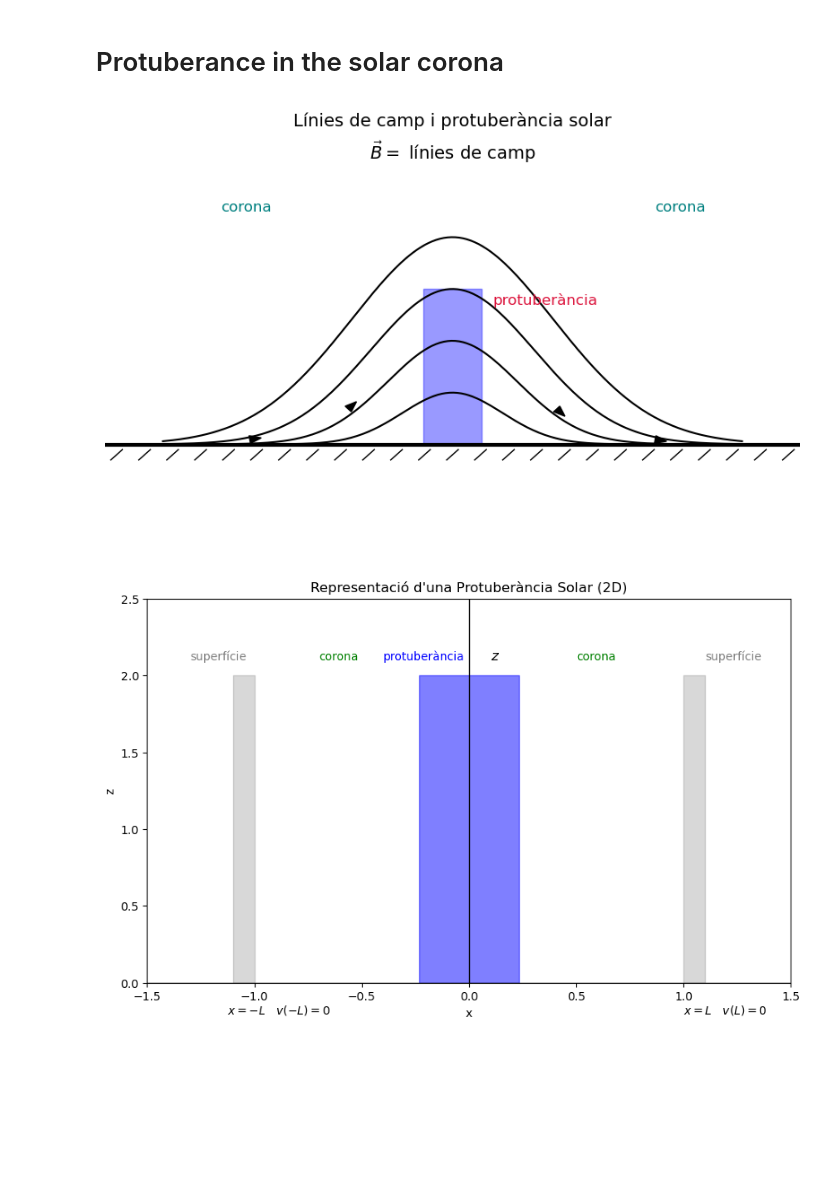
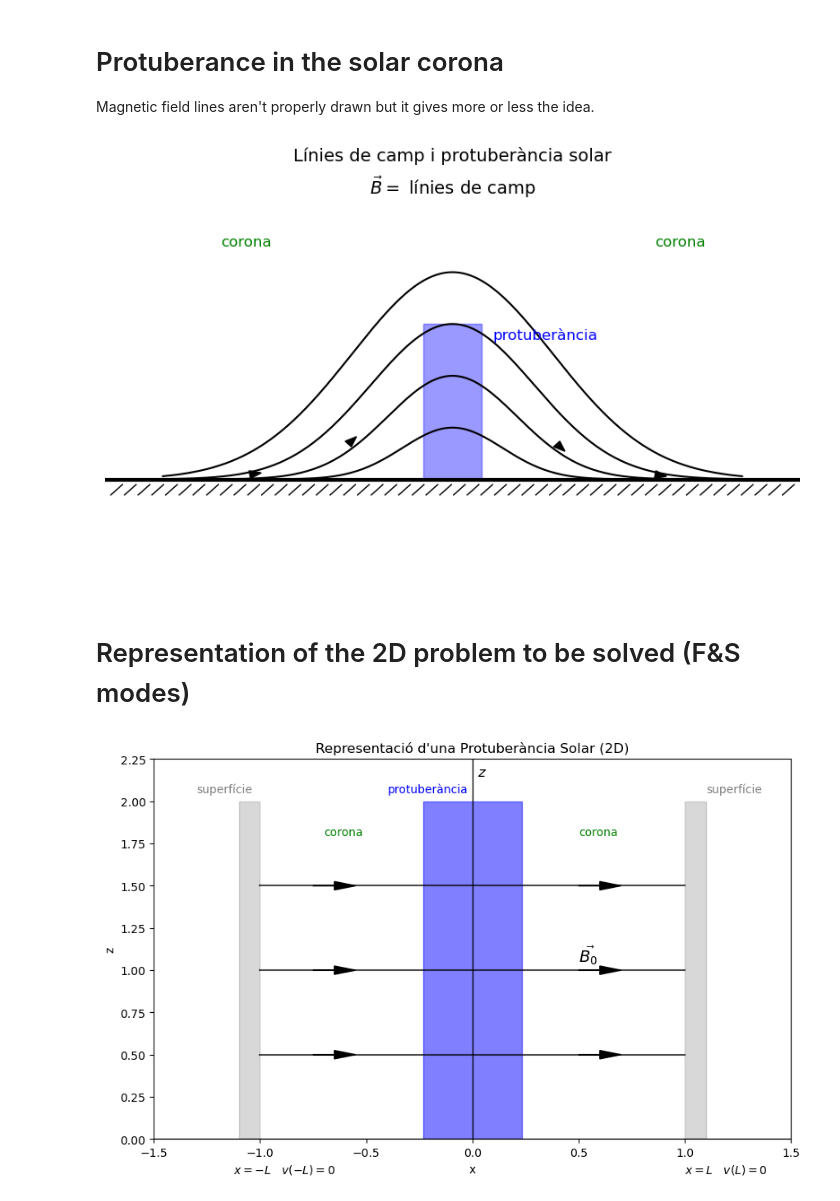
Before and after one commit to JoanRibotOliver/TFG, a Jupyter notebook: Protuberance in corona.ipynb, the cells around one changed output. Saved outputs shown, nothing was run; the diff lists cells and outputs as text; code cells hidden in the pictures; blank space fills up the shorter version.

```diff
--- a/Protuberance in corona.ipynb
+++ b/Protuberance in corona.ipynb
@@ -1,5 +1,6 @@
 # %% [markdown]
 # Protuberance in the solar corona
+Magnetic field lines aren't properly drawn but it gives more or less the idea.
 # %%
 import matplotlib.pyplot as plt
 import numpy as np
@@ -13,14 +14,14 @@ ax.axis('off')
 ax.plot([-6, 6], [0, 0], color='black', linewidth=3)
 
 # Línies diagonals sota la superfície (simulant "terra" o "superfície")
-for x in np.linspace(-5.8, 5.8, 25):
+for x in np.linspace(-5.8, 5.8, 50):
     ax.plot([x - 0.1, x + 0.1], [-0.3, -0.1], color='black', linewidth=1)
 
 # Textos
 ax.text(0, 5.5, r'$\vec{B} =$ línies de camp', fontsize=14, ha='center')
-ax.text(-4, 4.5, 'corona', color='teal', fontsize=12)
-ax.text(3.5, 4.5, 'corona', color='teal', fontsize=12)
-ax.text(0.7, 2.7, 'protuberància', color='crimson', fontsize=12)
+ax.text(-4, 4.5, 'corona', color='green', fontsize=12)
+ax.text(3.5, 4.5, 'corona', color='green', fontsize=12)
+ax.text(0.7, 2.7, 'protuberància', color='blue', fontsize=12)
 
 # Protuberància solar
 protuberancia = plt.Rectangle((-0.5, 0), 1.0, 3, color='blue', alpha=0.4)
@@ -53,7 +54,9 @@ for x0, h in arrow_positions:
 plt.title("Línies de camp i protuberància solar", fontsize=14)
 plt.show()
 # %% [output]
-[figure, old version]
+[figure, new version]
+# %% [markdown]
+ # Representation of the 2D problem to be solved (F&S modes)
 # %%
 import matplotlib.pyplot as plt
 import numpy as np
@@ -66,38 +69,51 @@ L = 1.0
 x = np.linspace(-L, L, 100)
 z = np.linspace(0, 2, 100)
 
 # Dibuixem la protuberància (rectangle central més petit)
 plt.fill_between(x, 0, 2, where=(x >= -0.25) & (x <= 0.25), color='blue', alpha=0.5, label='Protuberància')
 
 # Dibuixem les superfícies laterals (Sol)
 plt.fill_betweenx(z, -L-0.1, -L, color='gray', alpha=0.3, label='Superfície')
 plt.fill_betweenx(z, L, L+0.1, color='gray', alpha=0.3)
 
 # Eixos i etiquetes
 plt.axhline(0, color='black', linewidth=1)
 plt.axvline(0, color='black', linewidth=1)
 
 # Etiquetes de les regions
-plt.text(-L-0.3, 2.1, 'superfície', fontsize=10, color='gray')
-plt.text(L+0.1, 2.1, 'superfície', fontsize=10, color='gray')
-plt.text(-L+0.3, 2.1, 'corona', fontsize=10, color='green')
-plt.text(L-0.5, 2.1, 'corona', fontsize=10, color='green')
-plt.text(-0.4, 2.1, 'protuberància', fontsize=10, color='blue')
+plt.text(-L-0.3, 2.05, 'superfície', fontsize=10, color='gray')
+plt.text(L+0.1, 2.05, 'superfície', fontsize=10, color='gray')
+plt.text(-L+0.3, 1.8, 'corona', fontsize=10, color='green')
+plt.text(L-0.5, 1.8, 'corona', fontsize=10, color='green')
+plt.text(-0.4, 2.05, 'protuberància', fontsize=10, color='blue')
 
 # Etiquetes dels eixos
 plt.text(L, -0.2, r'$x = L \quad v(L) = 0$', fontsize=10)
 plt.text(-L-0.125, -0.2, r'$x = -L \quad v(-L) = 0$', fontsize=10)
 #plt.text(0.1, -0.2, r'$x$', fontsize=12)
-plt.text(0.1, 2.1, r'$z$', fontsize=12)
+plt.text(0.025, 2.15, r'$z$', fontsize=12)
 
+
+# Dibuixem línies horitzontals discontínues
+z_values = [0.5, 1.0, 1.5]
+for z_val in z_values:
+    plt.plot(x, [z_val]*len(x), linestyle='-', color='black', alpha=0.7)
+
+plt.text(0.5, 1.05, r'$\vec{B_0}$', fontsize=14, color='black')
+
+# Afegim puntes de fletxa a les línies horitzontals
+arrow_length = 0.1  # Longitud de la fletxa
+for z_val in z_values:
+    plt.arrow(-0.75, z_val, arrow_length, 0, head_width=0.05, head_length=0.1, fc='black', ec='black')
+    plt.arrow(0.6 - arrow_length, z_val, arrow_length, 0, head_width=0.05, head_length=0.1, fc='black', ec='black')
 
 # Configuració final
 plt.title('Representació d\'una Protuberància Solar (2D)')
 plt.xlabel('x')
 plt.ylabel('z')
 plt.xlim(-L-0.5, L+0.5)
-plt.ylim(0, 2.5)
+plt.ylim(0, 2.25)
 
 plt.show()
 # %% [output]
-[figure, old version]
+[figure, new version]
```
Also changed, not shown: 4 other files.
